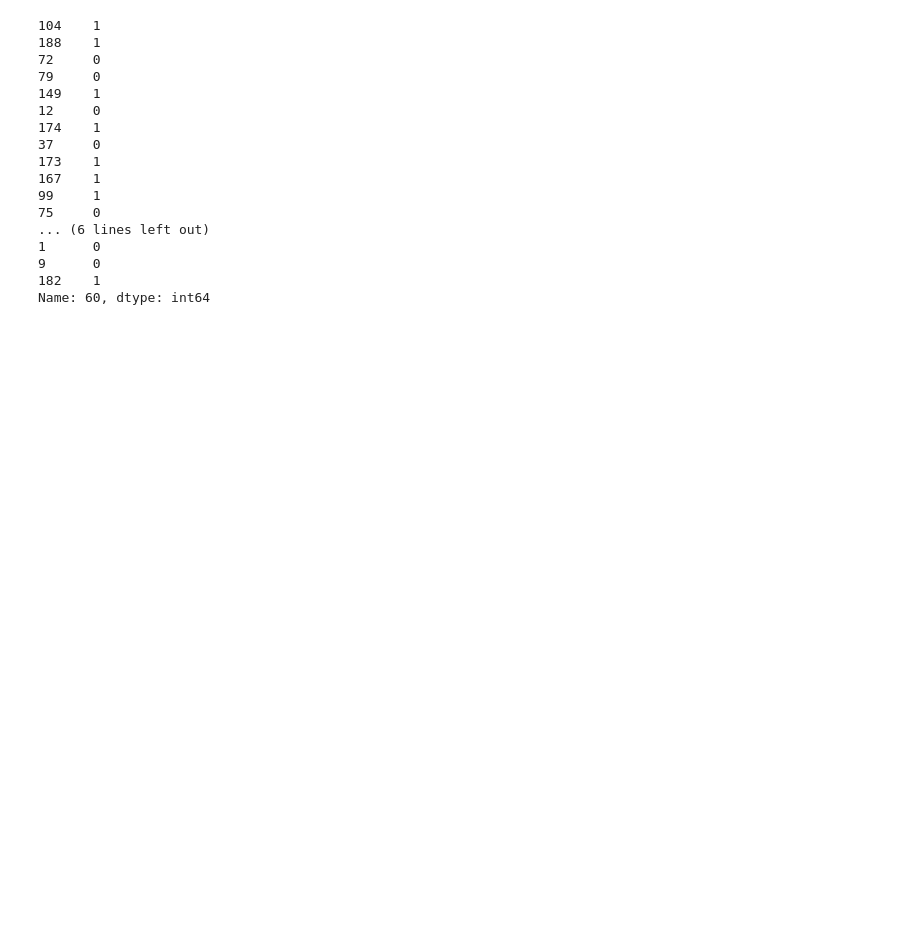
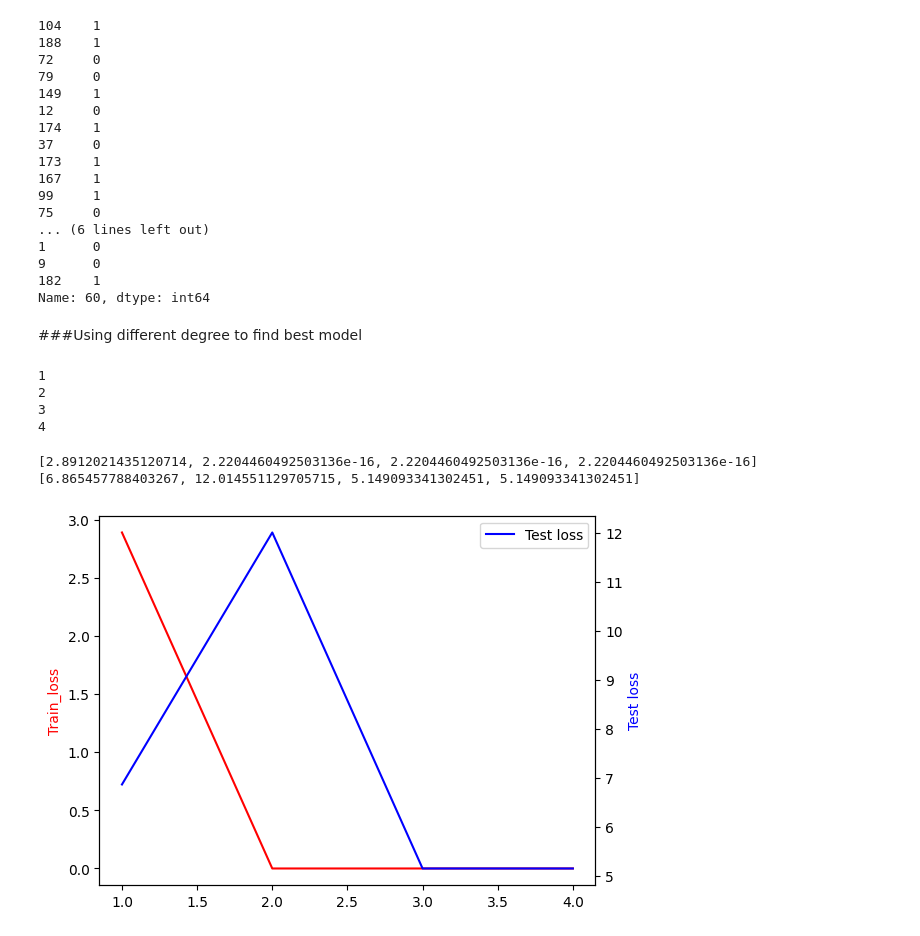
Before and after one commit to harshit-vmr/ML_Projects, a Jupyter notebook: SONAR Rock vs Mine Prediction/Rock_vs_mine_prediction.ipynb, the cells around one changed output. Cells and saved outputs as stored; diff of their text form; code cells hidden in the pictures; blank space fills up the shorter version.

Commit message:
After plotting different degree polynomials

```diff
--- a/SONAR Rock vs Mine Prediction/Rock_vs_mine_prediction.ipynb
+++ b/SONAR Rock vs Mine Prediction/Rock_vs_mine_prediction.ipynb
@@ -162,3 +163,57 @@ print(Y_test)
 9      0
 182    1
 Name: 60, dtype: int64
+# %% [markdown]
+###Using different degree to find best model
+# %%
+def calculate_loss(degrees):
+    train_loss = []
+    test_loss = []
+    for degree in degrees:
+      print(degree)
+      poly_features = PolynomialFeatures(degree=degree)
+      X_train_poly = poly_features.fit_transform(X_train)
+      X_test_poly = poly_features.transform(X_test)
+      log_reg = LogisticRegression()
+      log_reg.fit(X_train_poly, Y_train)
+      y_train_pred = log_reg.predict(X_train_poly)
+      loss = metrics.log_loss(Y_train, y_train_pred)
+      train_loss.append(loss)
+      y_test_pred = log_reg.predict(X_test_poly)
+      loss = metrics.log_loss(Y_test, y_test_pred)
+      test_loss.append(loss)
+    return [train_loss,test_loss]
+# %%
+degree = [1,2,3,4]
+losses = calculate_loss(degree)
+# %% [output]
+1
+2
+3
+4
+# %%
+print(losses[0])
+print(losses[1])
+# %% [output]
+[2.8912021435120714, 2.2204460492503136e-16, 2.2204460492503136e-16, 2.2204460492503136e-16]
+[6.865457788403267, 12.014551129705715, 5.149093341302451, 5.149093341302451]
+# %%
+#plot
+fig, ax1 = plt.subplots()
+
+# Plot line 1
+ax1.plot(degree, losses[0], label='Train loss', color='red')
+ax1.set_ylabel('Train_loss', color='red')
+
+# Create a second y-axis for line 2
+ax2 = ax1.twinx()
+ax2.plot(degree, losses[1], label='Test loss', color='blue')
+ax2.set_ylabel('Test loss', color='blue')
+
+# Add legend
+plt.legend()
+
+# Show the plot
+plt.show()
+# %% [output]
+[figure, added]
```
Also changed, not shown: parts of 2 cells of this notebook.
